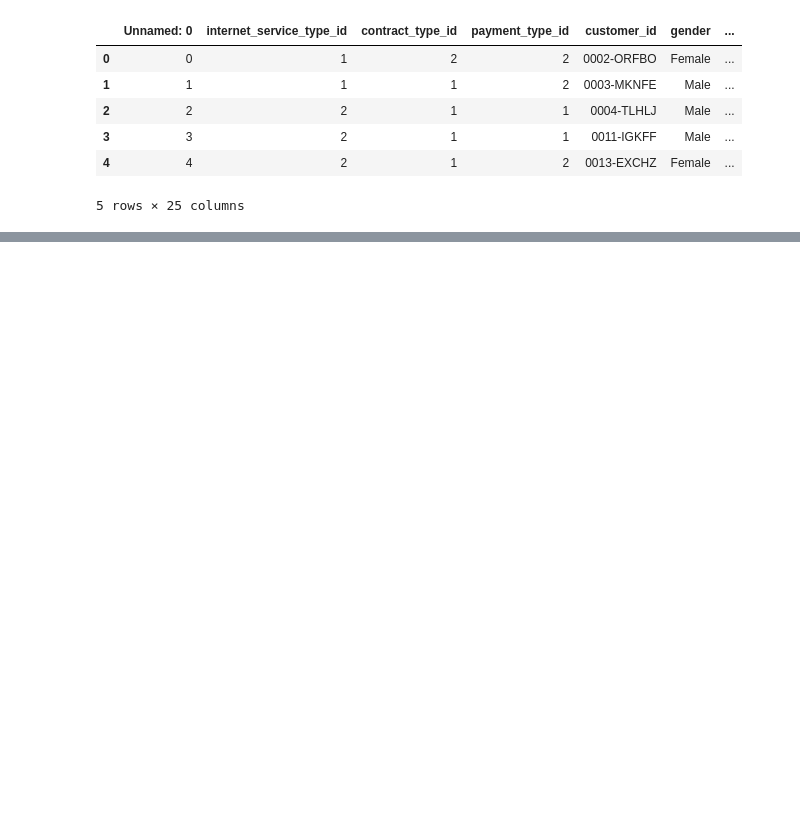
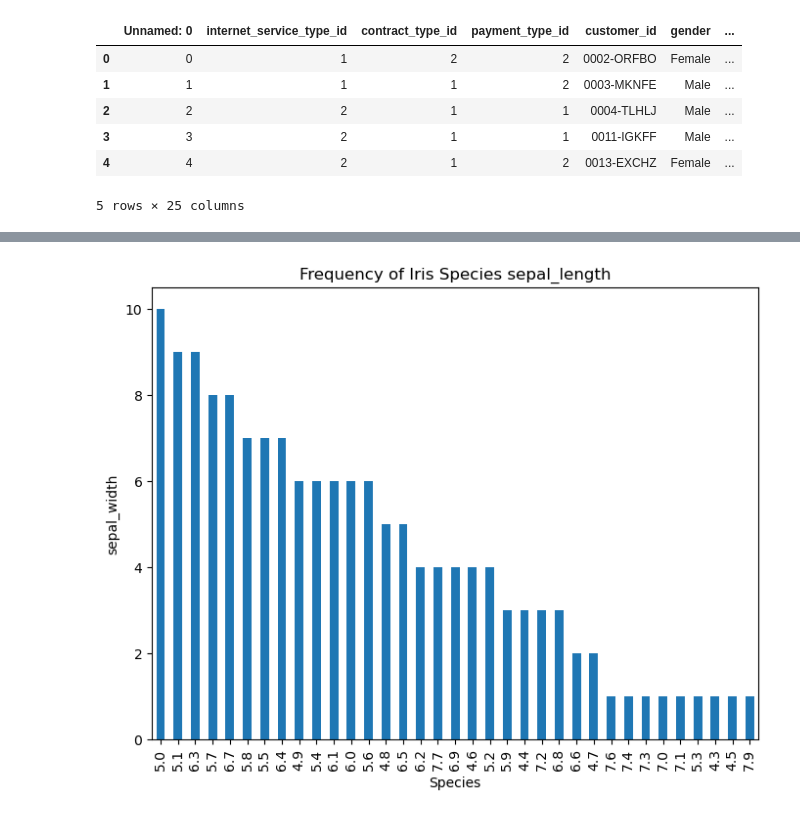
Before and after one commit to annie-carter/classification-exercises, a Jupyter notebook: classification_exercises.ipynb, the cells around one changed output, grey strips where cells are left out. Cells and saved outputs as stored; diff of their text form; code cells hidden in the pictures; blank space fills up the shorter version.

```diff
--- a/classification_exercises.ipynb
+++ b/classification_exercises.ipynb
@@ -308,0 +479,13 @@ telco_df.head()
+# %%
+# # Frequency table
+# species_freq = df_iris['sepal_width'].value_counts()
+
+# Bar plot
+plt.figure(figsize=(8, 6))
+species_freq.plot(kind='bar')
+plt.xlabel('Species')
+plt.ylabel('sepal_width')
+plt.title('Frequency of Iris Species sepal_length')
+plt.show()
+# %% [output]
+[figure, added]
```
Also changed, not shown: parts of 21 cells of this notebook.
